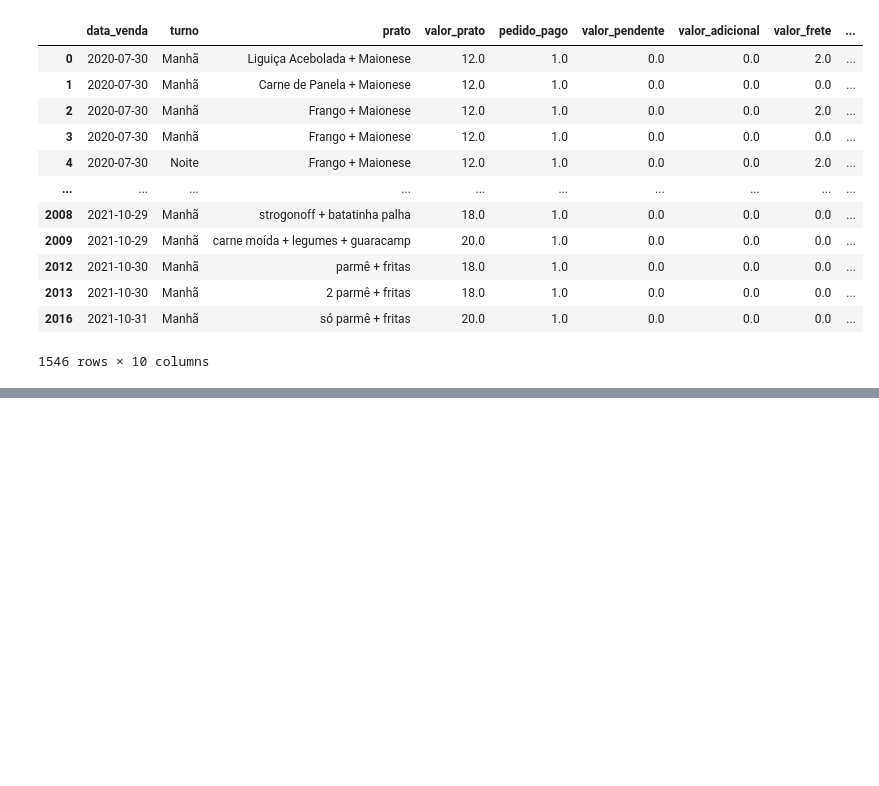
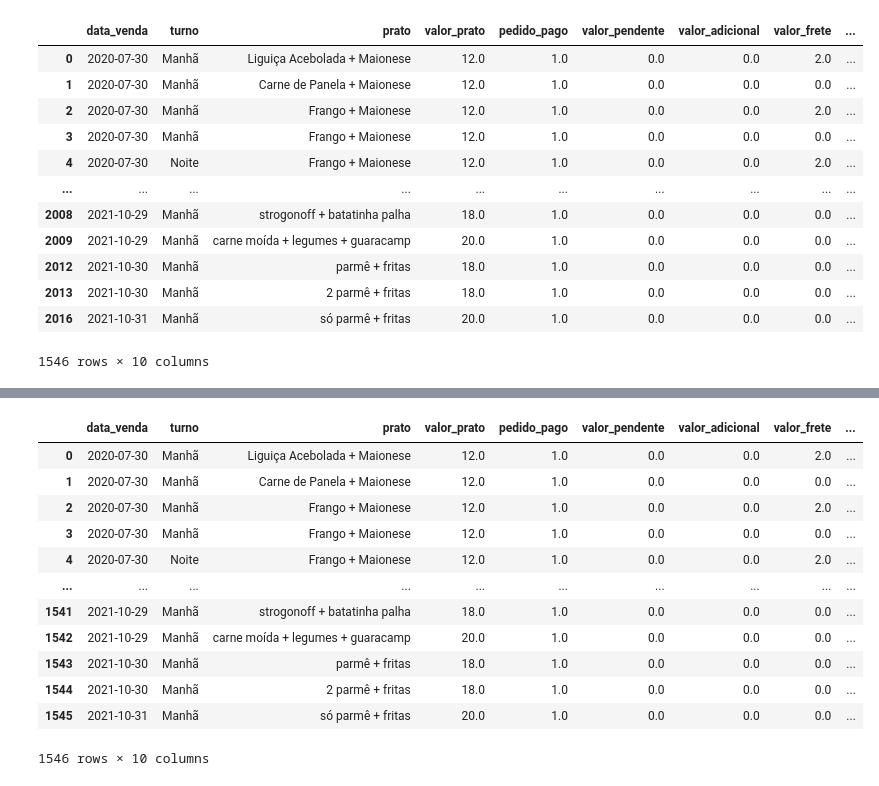
Before and after one commit to PeSobrinho/food_service_report, a Jupyter notebook: notebooks/etl_food_service_data.ipynb, the cells around one changed output, grey strips where cells are left out. Drawn from its saved outputs; the diff is of its cells as text; code cells hidden in the pictures; blank space fills up the shorter version.

Commit message:
First of dim_prato

```diff
--- a/notebooks/etl_food_service_data.ipynb
+++ b/notebooks/etl_food_service_data.ipynb
@@ -763,0 +764,8 @@ data_local
+# %%
+dim_prato = pd.DataFrame()
+
+dim_prato['prato_principal'] = sorted(data_local['prato_principal'].unique())
+
+dim_prato['id_prato_principal'] = dim_prato.index + 1
+
+dim_prato
@@ -763,0 +790,21 @@ data_local
+# %%
+data_local = data_local.merge(dim_prato, on='prato_principal', how='left')
+
+data_local = data_local.drop(columns=['prato_principal'])
+
+
+data_local
+# %% [output]
+|  | data_venda | turno | prato | valor_prato | pedido_pago | valor_pendente | valor_adicional | valor_frete | ... |
+| 0 | 2020-07-30 | Manhã | Liguiça Acebolada + Maionese | 12.0 | 1.0 | 0.0 | 0.0 | 2.0 | ... |
+| 1 | 2020-07-30 | Manhã | Carne de Panela + Maionese | 12.0 | 1.0 | 0.0 | 0.0 | 0.0 | ... |
+| 2 | 2020-07-30 | Manhã | Frango + Maionese | 12.0 | 1.0 | 0.0 | 0.0 | 2.0 | ... |
+| 3 | 2020-07-30 | Manhã | Frango + Maionese | 12.0 | 1.0 | 0.0 | 0.0 | 0.0 | ... |
+| 4 | 2020-07-30 | Noite | Frango + Maionese | 12.0 | 1.0 | 0.0 | 0.0 | 2.0 | ... |
+| ... | ... | ... | ... | ... | ... | ... | ... | ... | ... |
+| 1541 | 2021-10-29 | Manhã | strogonoff + batatinha palha | 18.0 | 1.0 | 0.0 | 0.0 | 0.0 | ... |
+| 1542 | 2021-10-29 | Manhã | carne moída + legumes + guaracamp | 20.0 | 1.0 | 0.0 | 0.0 | 0.0 | ... |
+| 1543 | 2021-10-30 | Manhã | parmê + fritas | 18.0 | 1.0 | 0.0 | 0.0 | 0.0 | ... |
+| 1544 | 2021-10-30 | Manhã | 2 parmê + fritas | 18.0 | 1.0 | 0.0 | 0.0 | 0.0 | ... |
+| 1545 | 2021-10-31 | Manhã | só parmê + fritas | 20.0 | 1.0 | 0.0 | 0.0 | 0.0 | ... |
+1546 rows × 10 columns
```
Also changed, not shown: parts of 3 cells of this notebook, 3 other files.
